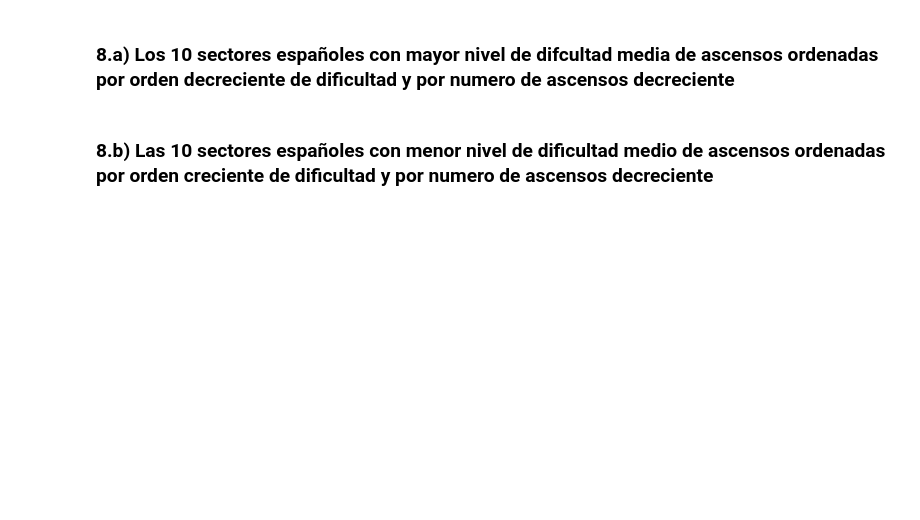
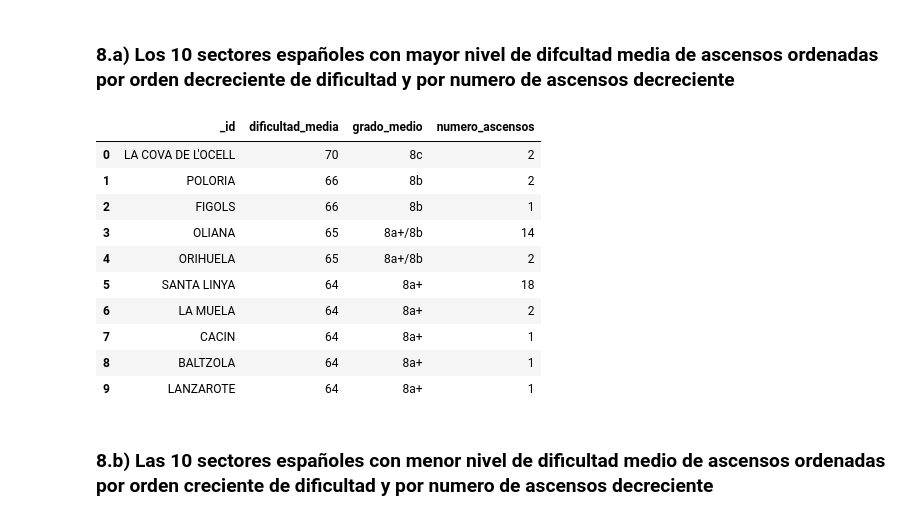
Before and after one commit to jmsanchezff/datahack_practica_bbdd, a Jupyter notebook: MongoDB.ipynb, the cells around one changed output. Drawn from its saved outputs; the diff is of its cells as text; code cells hidden in the pictures; blank space fills up the shorter version.

```diff
--- a/MongoDB.ipynb
+++ b/MongoDB.ipynb
@@ -513,4 +539,34 @@ df[['numero_ascensos', 'grado_maximo', 'grado_medio']]
 # %% [markdown]
 ### 8.a) Los 10 sectores españoles con mayor nivel de difcultad media de ascensos ordenadas por orden decreciente de dificultad y por numero de ascensos decreciente
+# %%
+from bson.son import SON
+
+result = db.ascensos.aggregate([
+        { "$project" : { "_id" : 0, "id_dificultad":1, "risco" : 1, "pais_risco" : 1 } },
+        { "$match" : { "pais_risco": "ESP" }},
+        { "$group" : { "_id" : "$risco", "numero_ascensos" : {"$sum" : 1}, "dificultad_media_float": {"$avg":"$id_dificultad"} }},
+        { "$sort" : {"dificultad_media_float" : -1, "numero_ascensos" : -1}},
+        { "$limit" : 10}
+    ])
+
+df = pd.DataFrame(list(result));
+
+df['dificultad_media'] = df['dificultad_media_float'].round().astype(int)
+
+mapeaDificultadAGradoFrances(df, ['dificultad_media'], ['grado_medio']);
+
+df[['_id', 'dificultad_media', 'grado_medio', 'numero_ascensos']]
+# %% [output]
+|  | _id | dificultad_media | grado_medio | numero_ascensos |
+| 0 | LA COVA DE L'OCELL | 70 | 8c | 2 |
+| 1 | POLORIA | 66 | 8b | 2 |
+| 2 | FIGOLS | 66 | 8b | 1 |
+| 3 | OLIANA | 65 | 8a+/8b | 14 |
+| 4 | ORIHUELA | 65 | 8a+/8b | 2 |
+| 5 | SANTA LINYA | 64 | 8a+ | 18 |
+| 6 | LA MUELA | 64 | 8a+ | 2 |
+| 7 | CACIN | 64 | 8a+ | 1 |
+| 8 | BALTZOLA | 64 | 8a+ | 1 |
+| 9 | LANZAROTE | 64 | 8a+ | 1 |
 # %% [markdown]
 ### 8.b) Las 10 sectores españoles con menor nivel de dificultad medio de ascensos ordenadas por orden creciente de dificultad y por numero de ascensos decreciente
```
Also changed, not shown: parts of 2 cells of this notebook, 1 other file.
